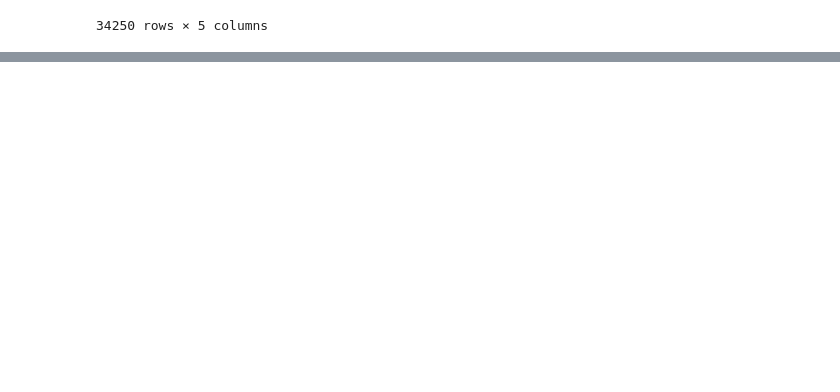
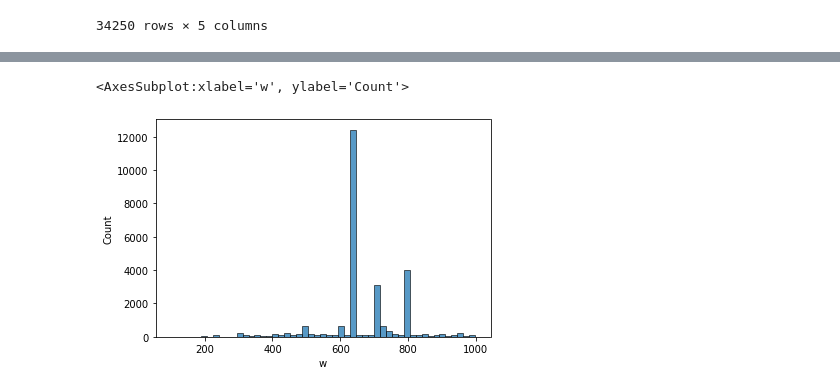
Before and after one commit to kseniaryabinova/shopee_competition, a Jupyter notebook: jupyter_notebooks/image eda.ipynb, the cells around one changed output, grey strips where cells are left out. Saved outputs shown, nothing was run; the diff lists cells and outputs as text; code cells hidden in the pictures; blank space fills up the shorter version.

```diff
--- a/jupyter_notebooks/image eda.ipynb
+++ b/jupyter_notebooks/image eda.ipynb
@@ -37,0 +94,5 @@ for i in range(len(df)):
+# %%
+sns.histplot(df[df['w'] < 1000]['w'], bins=51)
+# %% [output]
+<AxesSubplot:xlabel='w', ylabel='Count'>
+[figure, added]
```
Also changed, not shown: parts of 14 cells of this notebook.
